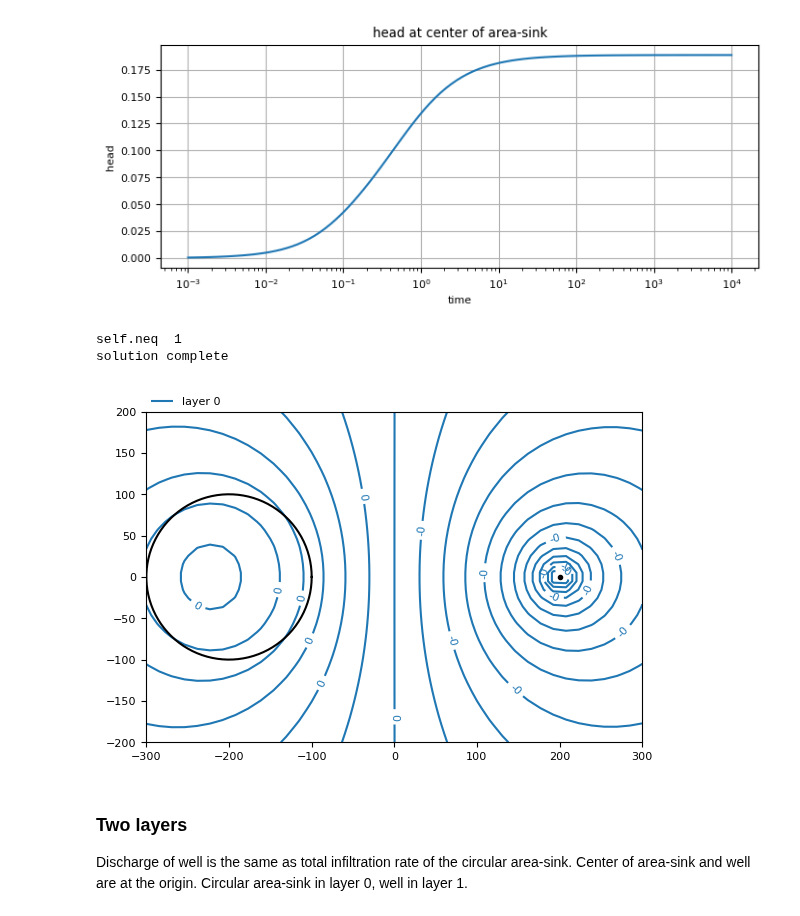
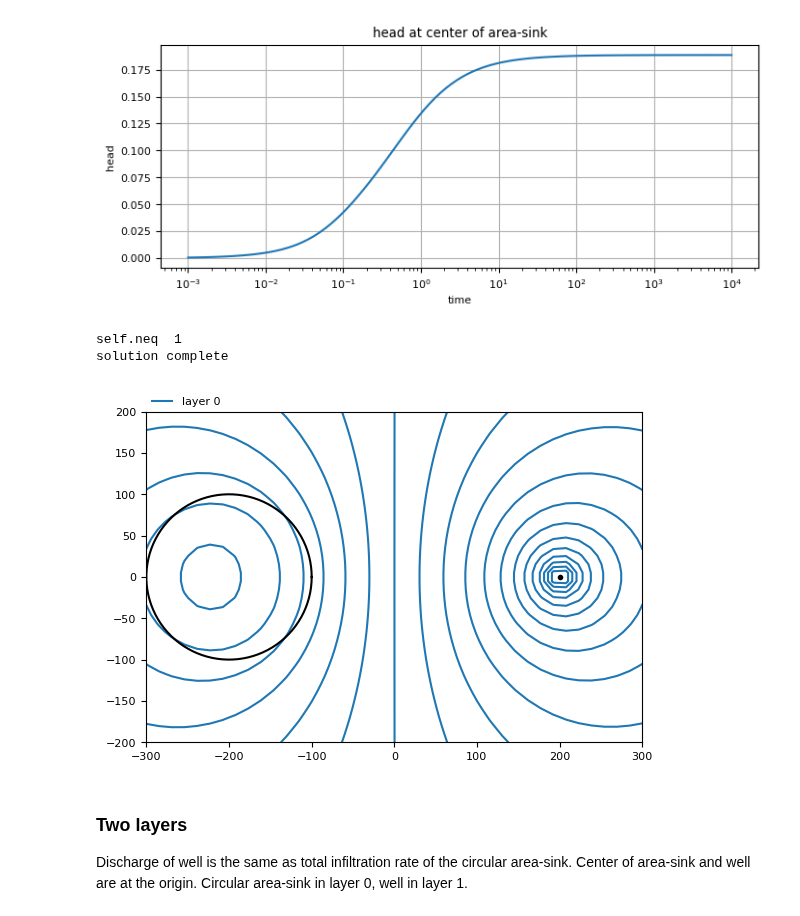
Before and after one commit to mbakker7/ttim, a Jupyter notebook: docs/03examples/circareasink_example.ipynb, the cells around one changed output. Drawn from its saved outputs; the diff is of its cells as text; code cells hidden in the pictures.

```diff
--- a/docs/03examples/circareasink_example.ipynb
+++ b/docs/03examples/circareasink_example.ipynb
@@ -71,16 +71,16 @@ plt.grid()
 # %%
 N = 0.001
 R = 100
 Q = N * np.pi * R**2
 ml = ttim.ModelMaq(kaq=5, z=[10, 0], Saq=2e-4, tmin=10, tmax=100, M=10)
 ca = ttim.CircAreaSink(ml, -200, 0, 100, tsandN=[(0, 0.001)])
 w = ttim.Well(ml, 200, 0, rw=0.1, tsandQ=[(0, Q)])
 ml.solve()
-ml.plots.contour([-300, 300, -200, 200], ngr=40, t=20);
+ml.plots.contour([-300, 300, -200, 200], ngr=40, t=20, labels=False);
 # %% [output]
 self.neq  1
 solution complete
-[figure, old version]
+[figure, new version]
 # %% [markdown]
 ### Two layers
 Discharge of well is the same as total infiltration rate of the circular area-sink. Center of area-sink and well are at the origin. Circular area-sink in layer 0, well in layer 1.
```
Also changed, not shown: 2 other files.
